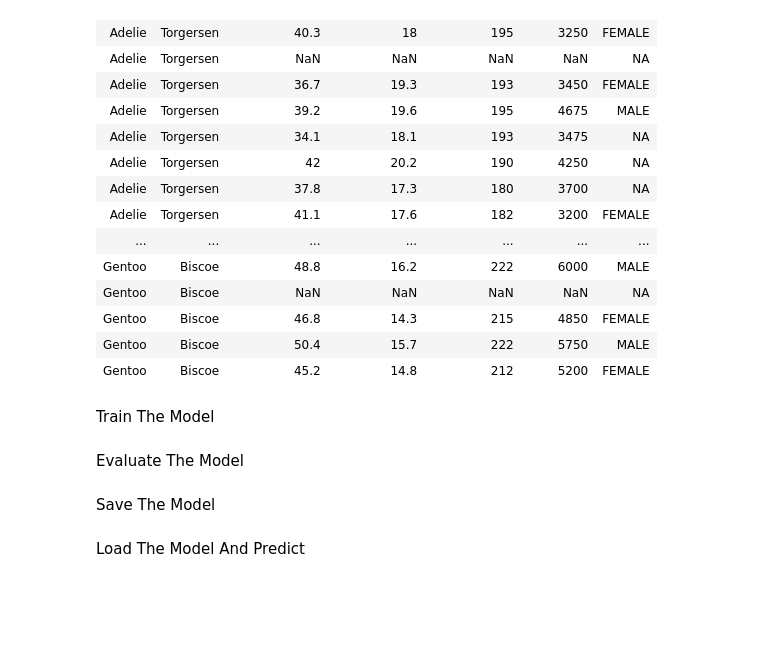
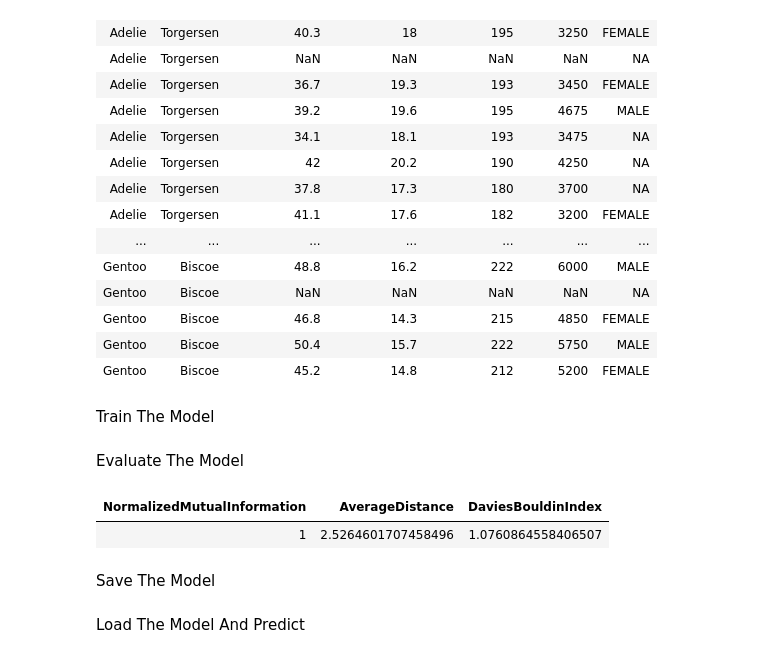
Before and after one commit to marb61a/ML.net-Projects, a Jupyter notebook: NBClustering/Clustering.ipynb, the cells around one changed output. Cells and saved outputs as stored; diff of their text form; code cells hidden in the pictures; blank space fills up the shorter version.

```diff
--- a/NBClustering/Clustering.ipynb
+++ b/NBClustering/Clustering.ipynb
@@ -115,2 +147,7 @@ Evaluate The Model
+# %%
+metrics
+# %% [output]
+| NormalizedMutualInformation | AverageDistance | DaviesBouldinIndex |
+| 1 | 2.5264601707458496 | 1.0760864558406507 |
 # %% [markdown]
 Save The Model
```
Also changed, not shown: parts of 6 cells of this notebook, 1 other file.
